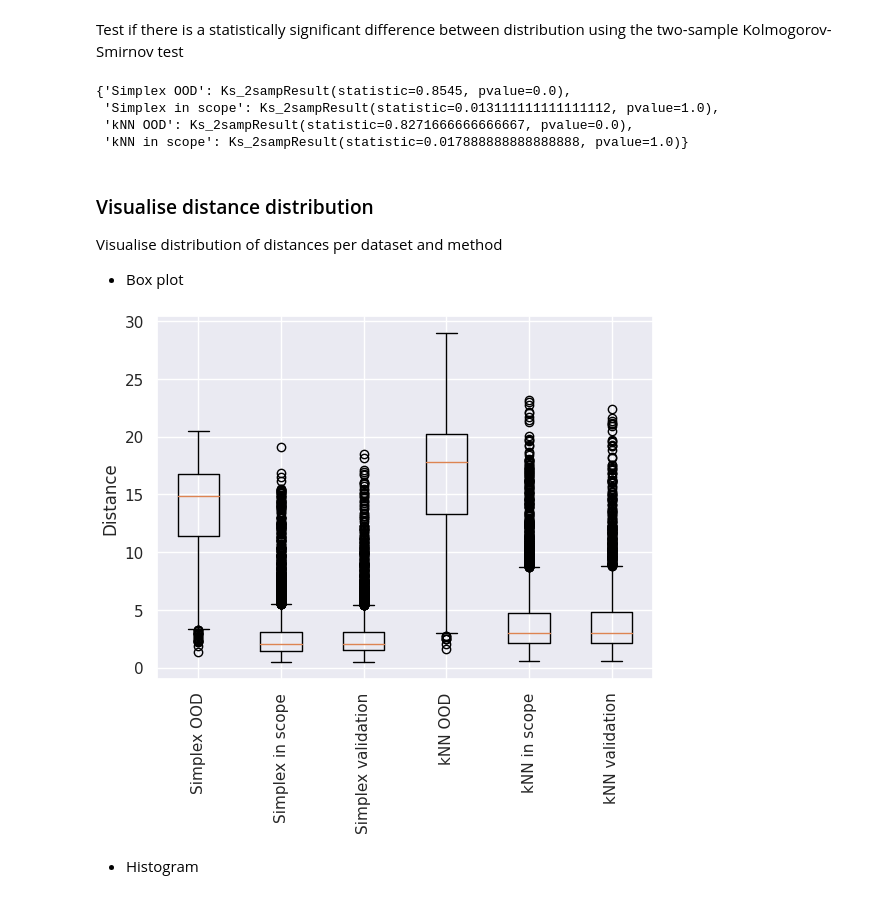
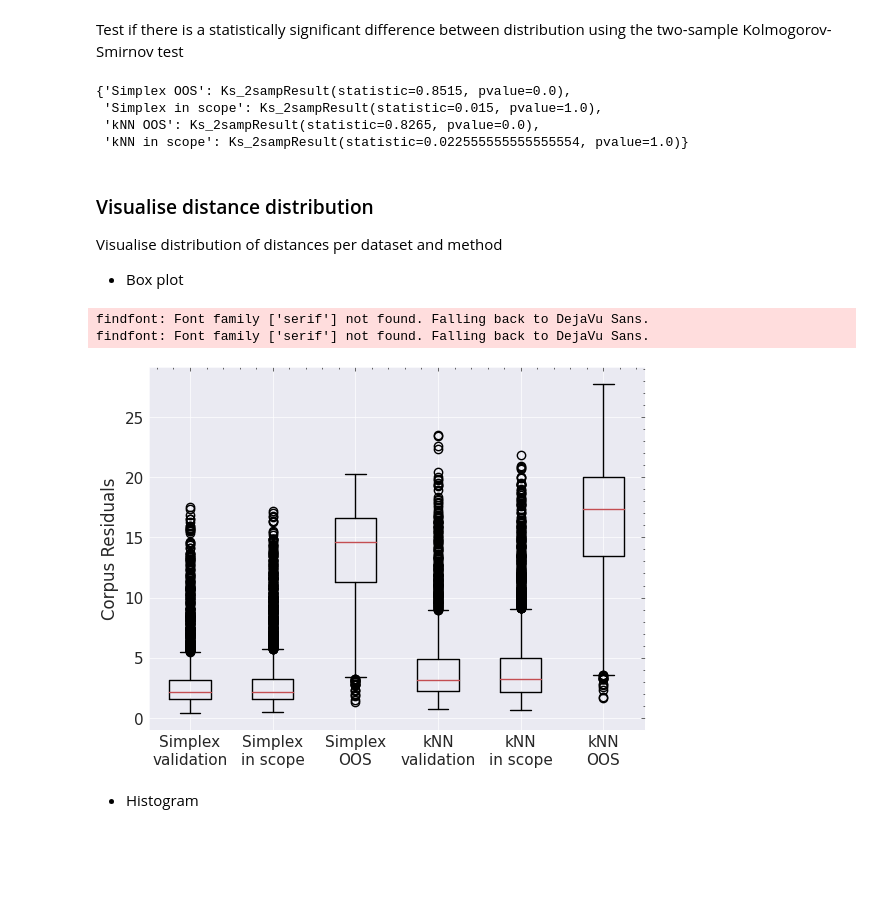
Before and after one commit to simonEllershaw/latent_variable_OOD, a Jupyter notebook: experiments.ipynb, the cells around one changed output. Drawn from its saved outputs; the diff is of its cells as text; code cells hidden in the pictures; blank space fills up the shorter version.

Commit message:
Plot formatting tidy up

```diff
--- a/experiments.ipynb
+++ b/experiments.ipynb
@@ -190,6 +234,6 @@ trainer = Trainer(
 # %% [markdown]
 Train or load one I did earlier! Training takes ~10mins with a basic GPU
 # %%
-# trainer.train()
-model = AutoModelForSequenceClassification.from_pretrained('/content/models/inscope_text_classification/checkpoint-3283')
+trainer.train()
+# model = AutoModelForSequenceClassification.from_pretrained('/content/models/inscope_text_classification/checkpoint-3283')
 # %% [output]
@@ -271,12 +342,12 @@ All parameters are taken from the original paper's experiments
 from explainers.simplex import Simplex
 from utils.schedulers import ExponentialScheduler
 
-fit_keys=['validation', 'in scope', 'OOD']
+fit_keys=['validation', 'in scope', 'OOS']
 explainers = {}
 N_KEEP = 10
 
 model_name = 'Simplex'
-model_names={model_name}
+model_names=[model_name]
 
 for key in fit_keys:
   simplex = Simplex(latent_states['train'].to(device).detach())
@@ -314,8 +385,7 @@ Weight Fitting Epoch: 10000/10000 ; Error: 2.44e+05 ; Regulator: 7.71 ; Reg Fact
 from explainers.nearest_neighbours import NearNeighLatent
 
 model_name = "kNN"
-model_names.add(model_name)
-
+model_names.append(model_name)
 for key in fit_keys:
   nn_dist = NearNeighLatent(
       corpus_latent_reps=latent_states['train'].cpu(),
@@ -357,31 +427,40 @@ from scipy.stats import ks_2samp
 
 ks_2_samp_metrics = {}
 for model_name in model_names:
-  for fit_key in ['OOD', 'in scope']:
+  for fit_key in ['OOS', 'in scope']:
     key=f"{model_name} {fit_key}"
     ks_2_samp_metrics[key] = ks_2samp(distances[f"{model_name} validation"], distances[key])
 
 ks_2_samp_metrics
 # %% [output]
-{'Simplex OOD': Ks_2sampResult(statistic=0.8545, pvalue=0.0),
- 'Simplex in scope': Ks_2sampResult(statistic=0.013111111111111112, pvalue=1.0),
- 'kNN OOD': Ks_2sampResult(statistic=0.8271666666666667, pvalue=0.0),
- 'kNN in scope': Ks_2sampResult(statistic=0.017888888888888888, pvalue=1.0)}
+{'Simplex OOS': Ks_2sampResult(statistic=0.8515, pvalue=0.0),
+ 'Simplex in scope': Ks_2sampResult(statistic=0.015, pvalue=1.0),
+ 'kNN OOS': Ks_2sampResult(statistic=0.8265, pvalue=0.0),
+ 'kNN in scope': Ks_2sampResult(statistic=0.022555555555555554, pvalue=1.0)}
 # %% [markdown]
 ### Visualise distance distribution
 
 Visualise distribution of distances per dataset and method
 - Box plot
 # %%
+import matplotlib.pyplot as plt
+plt.style.use(['science', 'ieee', 'no-latex'])
+plt.rcParams["figure.figsize"] = [6.4, 4.8]
+plt.rcParams["figure.dpi"] = 100
+
 fig, ax = plt.subplots()
-sorted_keys= sorted(distances.keys())
+key_names = []
+sorted_keys = [f"{model_name} {dataset}" for model_name in model_names for dataset in ['validation', 'in scope', 'OOS']]
 ax.boxplot([distances[key] for key in sorted_keys])
-ax.set_xticklabels(sorted_keys, rotation=90)
+sorted_keys = [f"{model_name}\n{dataset}" for model_name in model_names for dataset in ['validation', 'in scope', 'OOS']]
+ax.set_xticklabels(sorted_keys)
 # TODO: Set ylabel to notation used in report
-ax.set_ylabel('Distance')
+ax.set_ylabel('Corpus Residuals')
 plt.show()
 # %% [output]
+findfont: Font family ['serif'] not found. Falling back to DejaVu Sans.
+findfont: Font family ['serif'] not found. Falling back to DejaVu Sans.
-[figure, old version]
+[figure, new version]
 # %% [markdown]
 - Histogram
 # %%
```
Also changed, not shown: parts of 40 cells of this notebook.
